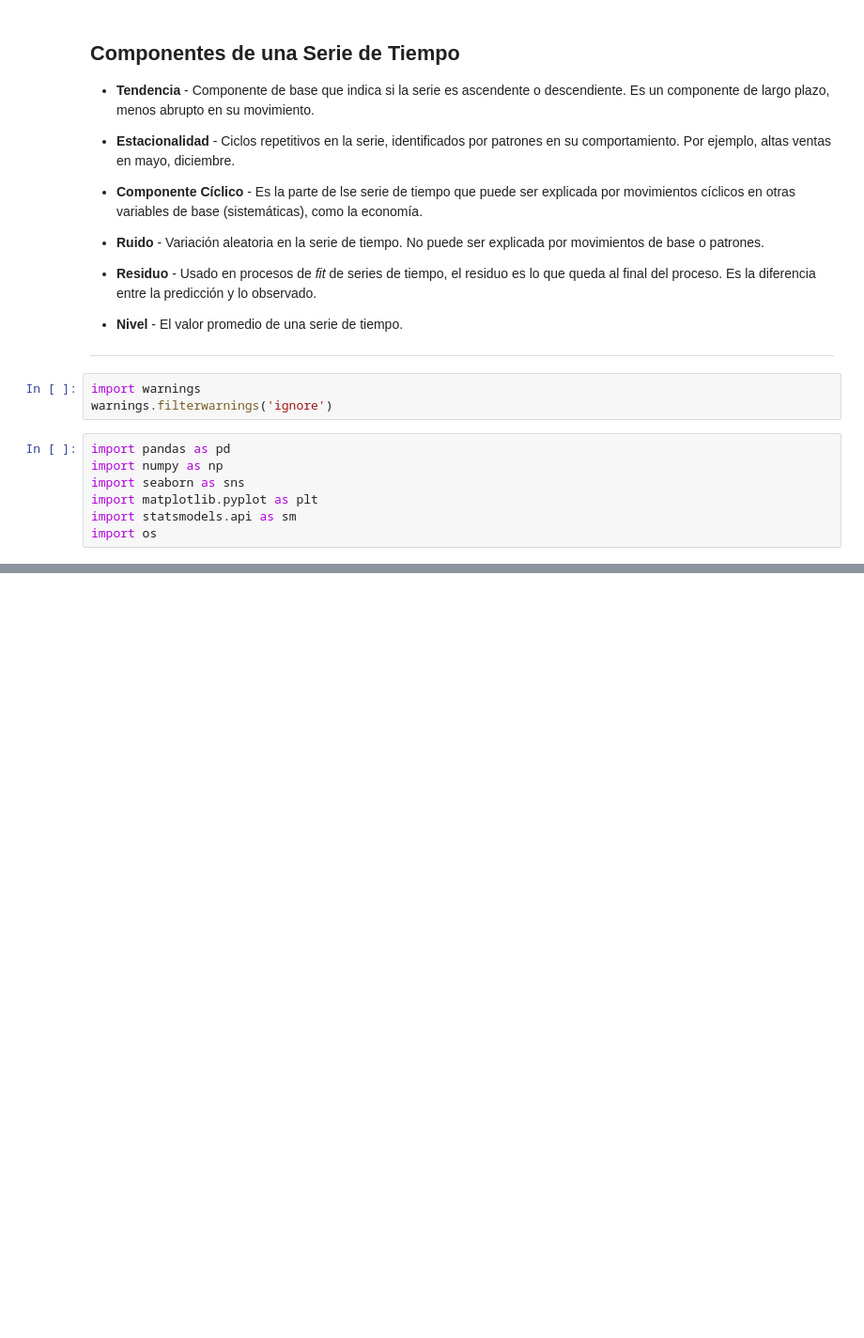
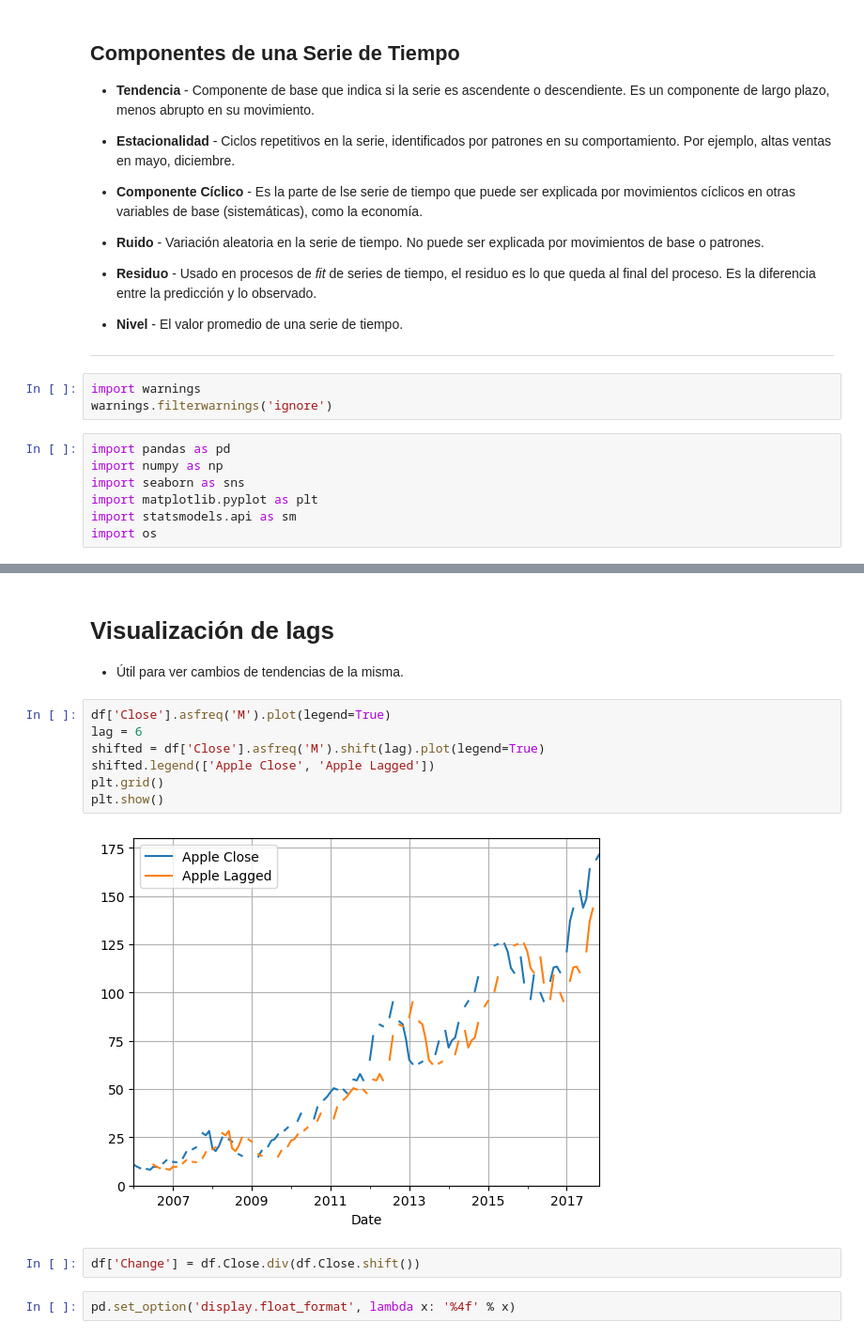
Before and after one commit to grrddn/Modulo_46_Series_de_Tiempo, a Jupyter notebook: 01 Módulo_46_Introducción_a_Series_de_Tiempo.ipynb, the cells around one changed output, grey strips where cells are left out. Shown: that part at 94% size. Saved outputs shown, nothing was run; the diff lists cells and outputs as text; blank space fills up the shorter version.

```diff
--- a/01 Módulo_46_Introducción_a_Series_de_Tiempo.ipynb
+++ b/01 Módulo_46_Introducción_a_Series_de_Tiempo.ipynb
@@ -62,0 +212,17 @@ df.sample(5)
+# %% [markdown]
+# **Visualización de lags**
+
+- Útil para ver cambios de tendencias de la misma.
+# %%
+df['Close'].asfreq('M').plot(legend=True)
+lag = 6
+shifted = df['Close'].asfreq('M').shift(lag).plot(legend=True)
+shifted.legend(['Apple Close', 'Apple Lagged'])
+plt.grid()
+plt.show()
+# %% [output]
+[figure, added]
+# %%
+df['Change'] = df.Close.div(df.Close.shift())
+# %%
+pd.set_option('display.float_format', lambda x: '%4f' % x)
```
Also changed, not shown: parts of 30 cells of this notebook, 1 other file.
